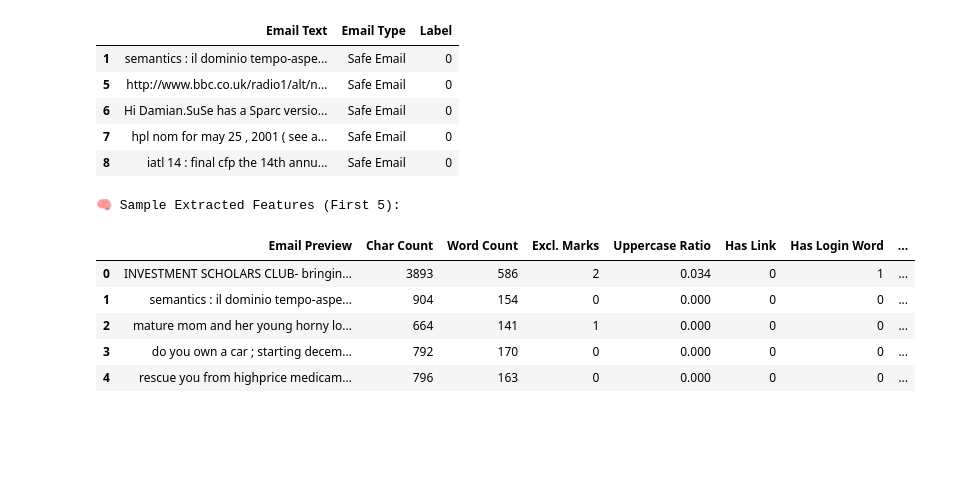
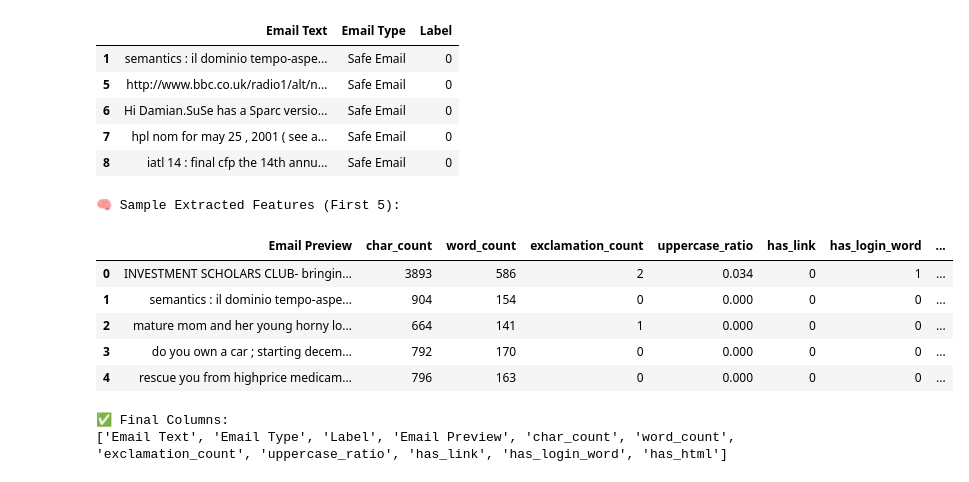
Before and after one commit to Octaxx/DLI-Assignment, a Jupyter notebook: DatasetCleaning.ipynb, the cells around one changed output. Drawn from its saved outputs; the diff is of its cells as text; code cells hidden in the pictures; blank space fills up the shorter version.

```diff
--- a/DatasetCleaning.ipynb
+++ b/DatasetCleaning.ipynb
@@ -147,55 +147,53 @@ Safe Emails       : 11322
 # STEP 7: Extract Document Features
 import re
 
 # Trimmed preview column for readability
 df_balanced['Email Preview'] = df_balanced['Email Text'].str.slice(0, 50)
 
 # Feature 1: Character count
-df_balanced['Char Count'] = df_balanced['Email Text'].apply(len)
+df_balanced['char_count'] = df_balanced['Email Text'].apply(len)
 
 # Feature 2: Word count
-df_balanced['Word Count'] = df_balanced['Email Text'].apply(lambda x: len(x.split()))
+df_balanced['word_count'] = df_balanced['Email Text'].apply(lambda x: len(x.split()))
 
 # Feature 3: Exclamation mark count
-df_balanced['Excl. Marks'] = df_balanced['Email Text'].str.count('!')
+df_balanced['exclamation_count'] = df_balanced['Email Text'].str.count('!')
 
 # Feature 4: Uppercase letter ratio
-df_balanced['Uppercase Ratio'] = df_balanced['Email Text'].apply(
+df_balanced['uppercase_ratio'] = df_balanced['Email Text'].apply(
     lambda x: round(sum(1 for c in x if c.isupper()) / len(x), 3)
 )
 
 # Feature 5: Contains a link (http/https or www)
-df_balanced['Has Link'] = df_balanced['Email Text'].str.contains(
+df_balanced['has_link'] = df_balanced['Email Text'].str.contains(
     r"http[s]?://|www\.", regex=True).astype(int)
 
 # Feature 6: Contains login-related keywords
-df_balanced['Has Login Word'] = df_balanced['Email Text'].str.contains(
+df_balanced['has_login_word'] = df_balanced['Email Text'].str.contains(
     r"login|password|verify|account", case=False, regex=True).astype(int)
 
 # Feature 7: Contains HTML tags
-df_balanced['Has HTML'] = df_balanced['Email Text'].str.contains(
+df_balanced['has_html'] = df_balanced['Email Text'].str.contains(
     r"<[^>]+>", regex=True).astype(int)
 
-# Display first 5 rows of extracted features neatly
+# Remove any accidentally duplicated columns (if Step 7 was run twice)
+df_balanced = df_balanced.loc[:, ~df_balanced.columns.duplicated()]
+
+# Confirm structure
 print("\n🧠 Sample Extracted Features (First 5):")
-feature_cols = ['Email Preview', 'Char Count', 'Word Count', 'Excl. Marks',
-                'Uppercase Ratio', 'Has Link', 'Has Login Word', 'Has HTML']
+feature_cols = ['Email Preview', 'char_count', 'word_count', 'exclamation_count',
+                'uppercase_ratio', 'has_link', 'has_login_word', 'has_html']
 display(df_balanced[feature_cols].head(5))
 
-df_balanced = df_balanced.rename(columns={
-    'Char Count': 'char_count',
-    'Word Count': 'word_count',
-    'Excl. Marks': 'exclamation_count',
-    'Uppercase Ratio': 'uppercase_ratio',
-    'Has Link': 'has_link',
-    'Has Login Word': 'has_login_word',
-    'Has HTML': 'has_html'
-})
+print("\n✅ Final Columns:")
+print(df_balanced.columns.tolist())
 # %% [output]
 🧠 Sample Extracted Features (First 5):
-|  | Email Preview | Char Count | Word Count | Excl. Marks | Uppercase Ratio | Has Link | Has Login Word | ... |
+|  | Email Preview | char_count | word_count | exclamation_count | uppercase_ratio | has_link | has_login_word | ... |
 | 0 | INVESTMENT SCHOLARS CLUB- bringin... | 3893 | 586 | 2 | 0.034 | 0 | 1 | ... |
 | 1 | semantics : il dominio tempo-aspe... | 904 | 154 | 0 | 0.000 | 0 | 0 | ... |
 | 2 | mature mom and her young horny lo... | 664 | 141 | 1 | 0.000 | 0 | 0 | ... |
 | 3 | do you own a car ; starting decem... | 792 | 170 | 0 | 0.000 | 0 | 0 | ... |
 | 4 | rescue you from highprice medicam... | 796 | 163 | 0 | 0.000 | 0 | 0 | ... |
+✅ Final Columns:
+['Email Text', 'Email Type', 'Label', 'Email Preview', 'char_count', 'word_count', 'exclamation_count', 'uppercase_ratio', 'has_link', 'has_login_word', 'has_html']
```
